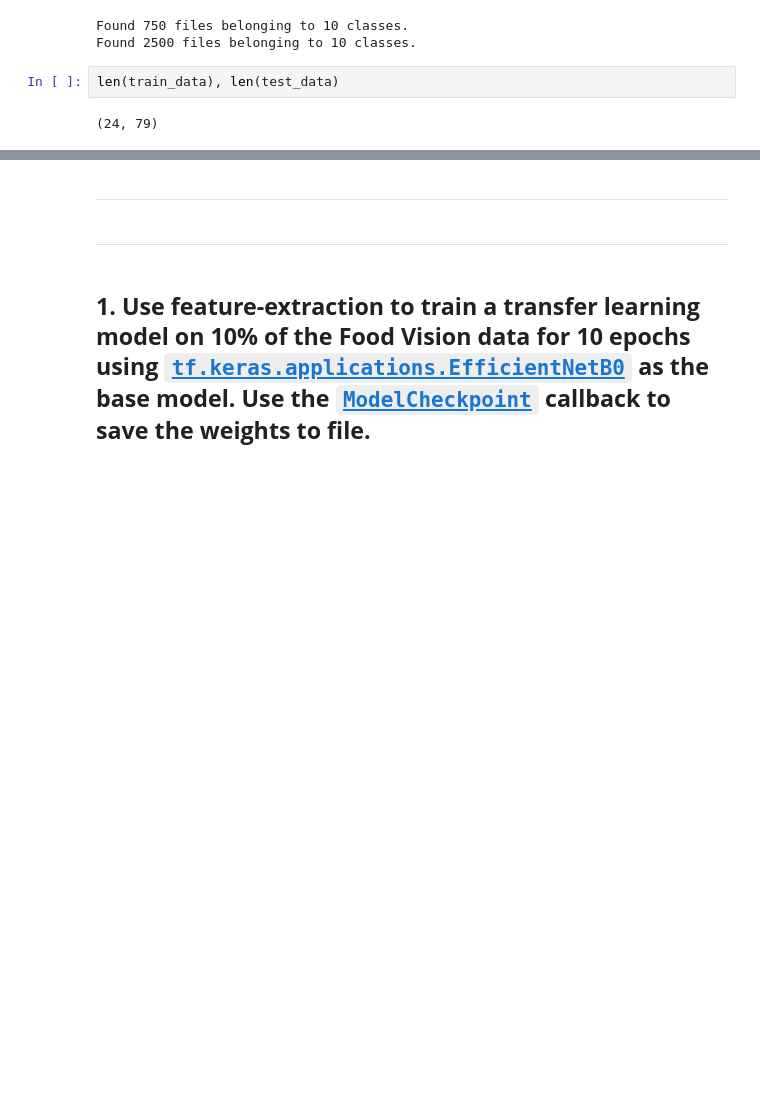
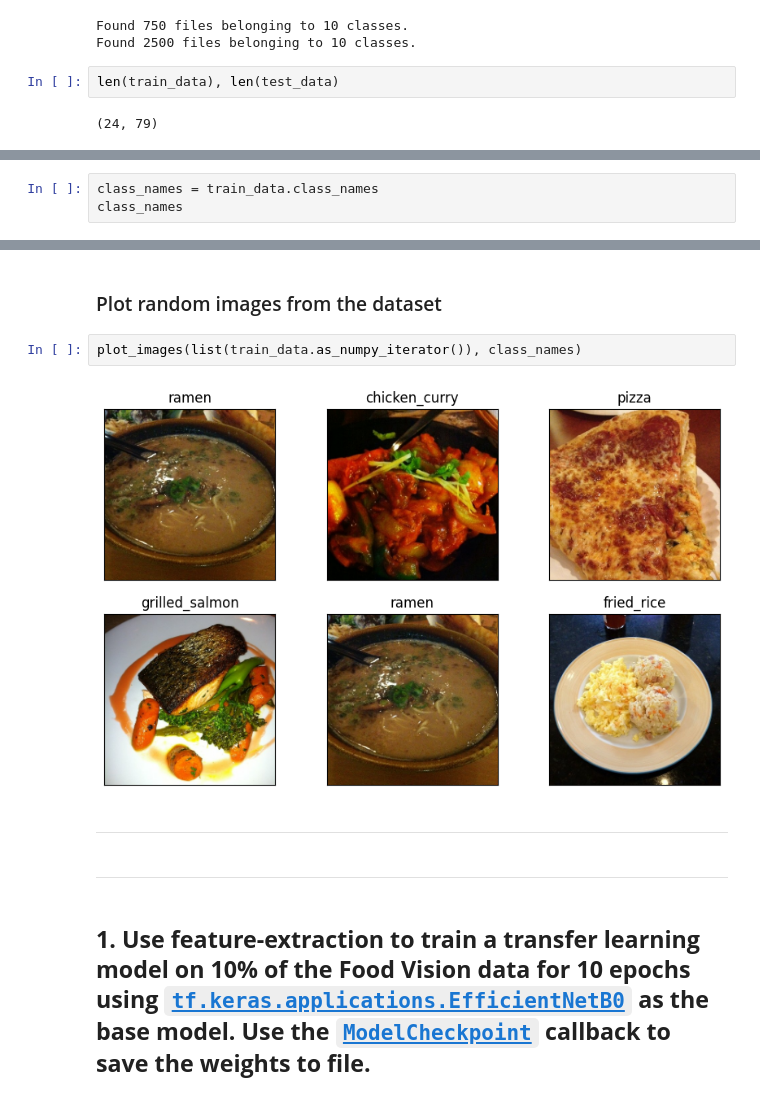
Before and after one commit to Abhilash-Bee/DeepLearningCertification, a Jupyter notebook: 05_Transfer_Learning_in_TensorFlow_Part_2_Fine_tuning_Exercises.ipynb, the cells around one changed output, grey strips where cells are left out. Drawn from its saved outputs; the diff is of its cells as text; blank space fills up the shorter version.

```diff
--- a/05_Transfer_Learning_in_TensorFlow_Part_2_Fine_tuning_Exercises.ipynb
+++ b/05_Transfer_Learning_in_TensorFlow_Part_2_Fine_tuning_Exercises.ipynb
@@ -99,0 +95,3 @@ for image, label in train_data.take(1):
+# %%
+class_names = train_data.class_names
+class_names
@@ -100,3 +109,9 @@ for image, label in train_data.take(1):
+# %% [markdown]
+### Plot random images from the dataset
+# %%
+plot_images(list(train_data.as_numpy_iterator()), class_names)
+# %% [output]
+[figure, added]
 # %% [markdown]
 ---
 # %% [markdown]
```
Also changed, not shown: parts of 123 cells of this notebook.
